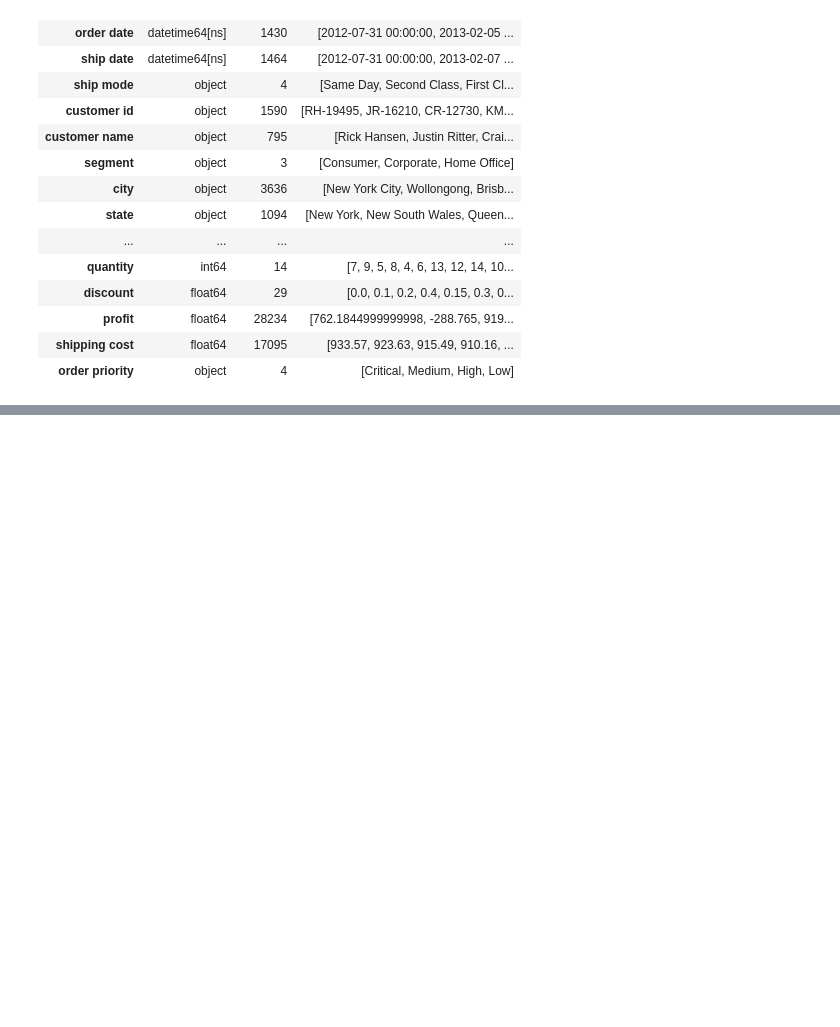
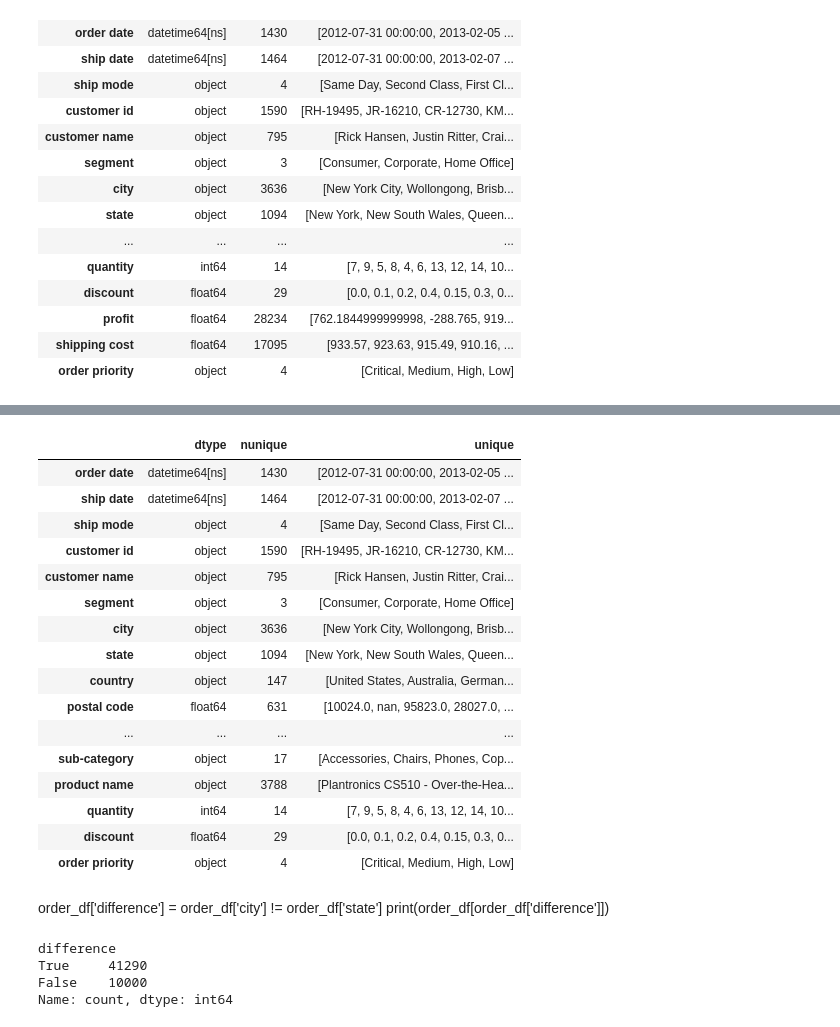
Before and after one commit to annugit1655/Global-Superstore-Project, a Jupyter notebook: notebooks/order-return.ipynb, the cells around one changed output, grey strips where cells are left out. Drawn from its saved outputs; the diff is of its cells as text; code cells hidden in the pictures; blank space fills up the shorter version.

```diff
--- a/notebooks/order-return.ipynb
+++ b/notebooks/order-return.ipynb
@@ -242,0 +286,31 @@ dtype_df
+# %%
+dtype_df[dtype_df['nunique']<4000]
+# %% [output]
+|  | dtype | nunique | unique |
+| order date | datetime64[ns] | 1430 | [2012-07-31 00:00:00, 2013-02-05 ... |
+| ship date | datetime64[ns] | 1464 | [2012-07-31 00:00:00, 2013-02-07 ... |
+| ship mode | object | 4 | [Same Day, Second Class, First Cl... |
+| customer id | object | 1590 | [RH-19495, JR-16210, CR-12730, KM... |
+| customer name | object | 795 | [Rick Hansen, Justin Ritter, Crai... |
+| segment | object | 3 | [Consumer, Corporate, Home Office] |
+| city | object | 3636 | [New York City, Wollongong, Brisb... |
+| state | object | 1094 | [New York, New South Wales, Queen... |
+| country | object | 147 | [United States, Australia, German... |
+| postal code | float64 | 631 | [10024.0, nan, 95823.0, 28027.0, ... |
+| ... | ... | ... | ... |
+| sub-category | object | 17 | [Accessories, Chairs, Phones, Cop... |
+| product name | object | 3788 | [Plantronics CS510 - Over-the-Hea... |
+| quantity | int64 | 14 | [7, 9, 5, 8, 4, 6, 13, 12, 14, 10... |
+| discount | float64 | 29 | [0.0, 0.1, 0.2, 0.4, 0.15, 0.3, 0... |
+| order priority | object | 4 | [Critical, Medium, High, Low] |
+# %% [markdown]
+order_df['difference'] = order_df['city'] != order_df['state']
+print(order_df[order_df['difference']])
+# %%
+order_df['difference'] = order_df['market'] != order_df['region']
+print(order_df['difference'].value_counts())
+# %% [output]
+difference
+True     41290
+False    10000
+Name: count, dtype: int64
```
Also changed, not shown: parts of 8 cells of this notebook.
